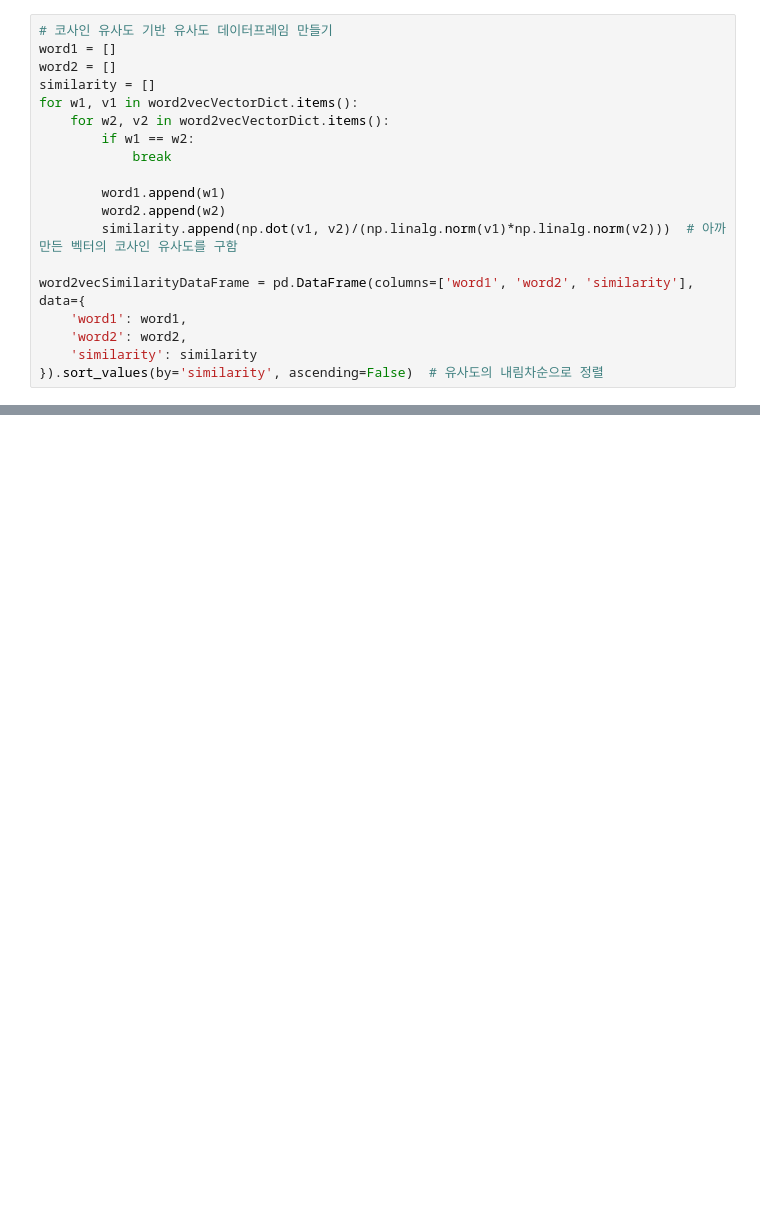
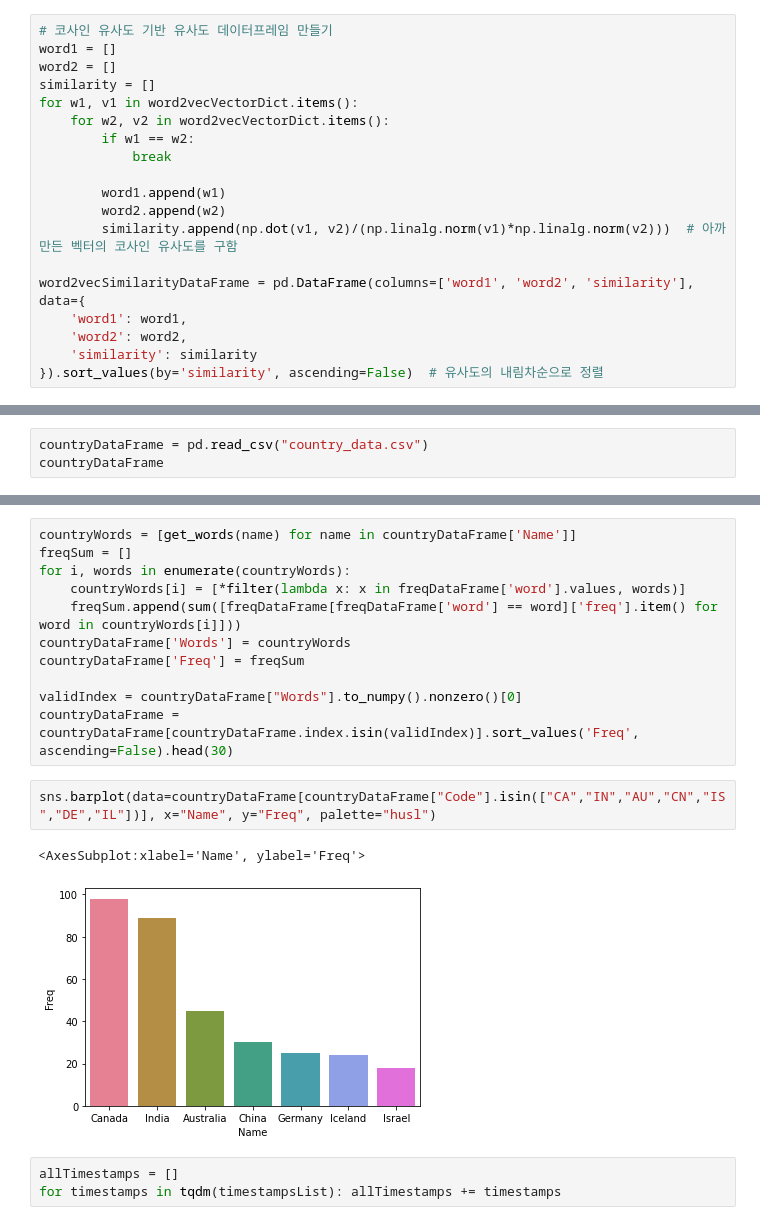
Before and after one commit to SSHS-RNE/youtube-data-acquisition, a Jupyter notebook: sample4.ipynb, the cells around one changed output, grey strips where cells are left out. Cells and saved outputs as stored; diff of their text form; blank space fills up the shorter version.

```diff
--- a/sample4.ipynb
+++ b/sample4.ipynb
@@ -547,0 +642,3 @@ plt.show()
+# %%
+countryDataFrame = pd.read_csv("country_data.csv")
+countryDataFrame
@@ -547,0 +659,19 @@ plt.show()
+# %%
+countryWords = [get_words(name) for name in countryDataFrame['Name']]
+freqSum = []
+for i, words in enumerate(countryWords):
+    countryWords[i] = [*filter(lambda x: x in freqDataFrame['word'].values, words)]
+    freqSum.append(sum([freqDataFrame[freqDataFrame['word'] == word]['freq'].item() for word in countryWords[i]]))
+countryDataFrame['Words'] = countryWords
+countryDataFrame['Freq'] = freqSum
+
+validIndex = countryDataFrame["Words"].to_numpy().nonzero()[0]
+countryDataFrame = countryDataFrame[countryDataFrame.index.isin(validIndex)].sort_values('Freq', ascending=False).head(30)
+# %%
+sns.barplot(data=countryDataFrame[countryDataFrame["Code"].isin(["CA","IN","AU","CN","IS","DE","IL"])], x="Name", y="Freq", palette="husl")
+# %% [output]
+<AxesSubplot:xlabel='Name', ylabel='Freq'>
+[figure, added]
+# %%
+allTimestamps = []
+for timestamps in tqdm(timestampsList): allTimestamps += timestamps
```
Also changed, not shown: parts of 51 cells of this notebook, 20 other files.
